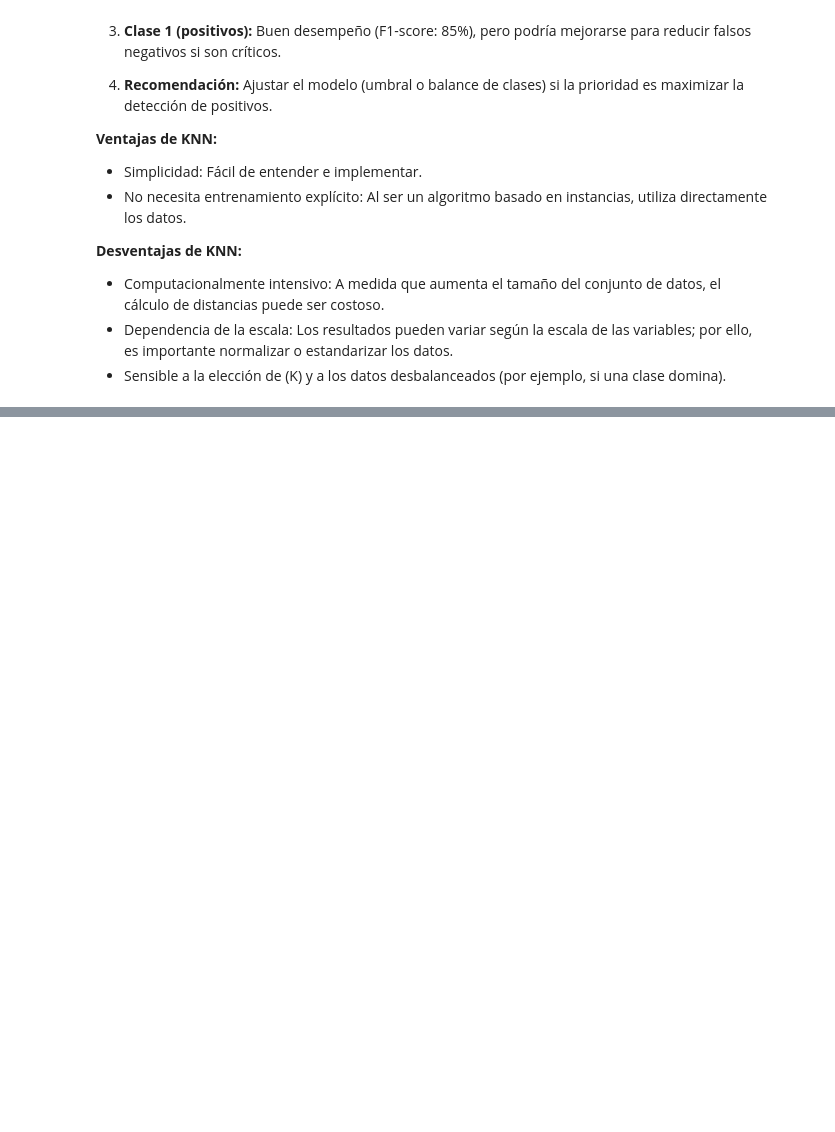
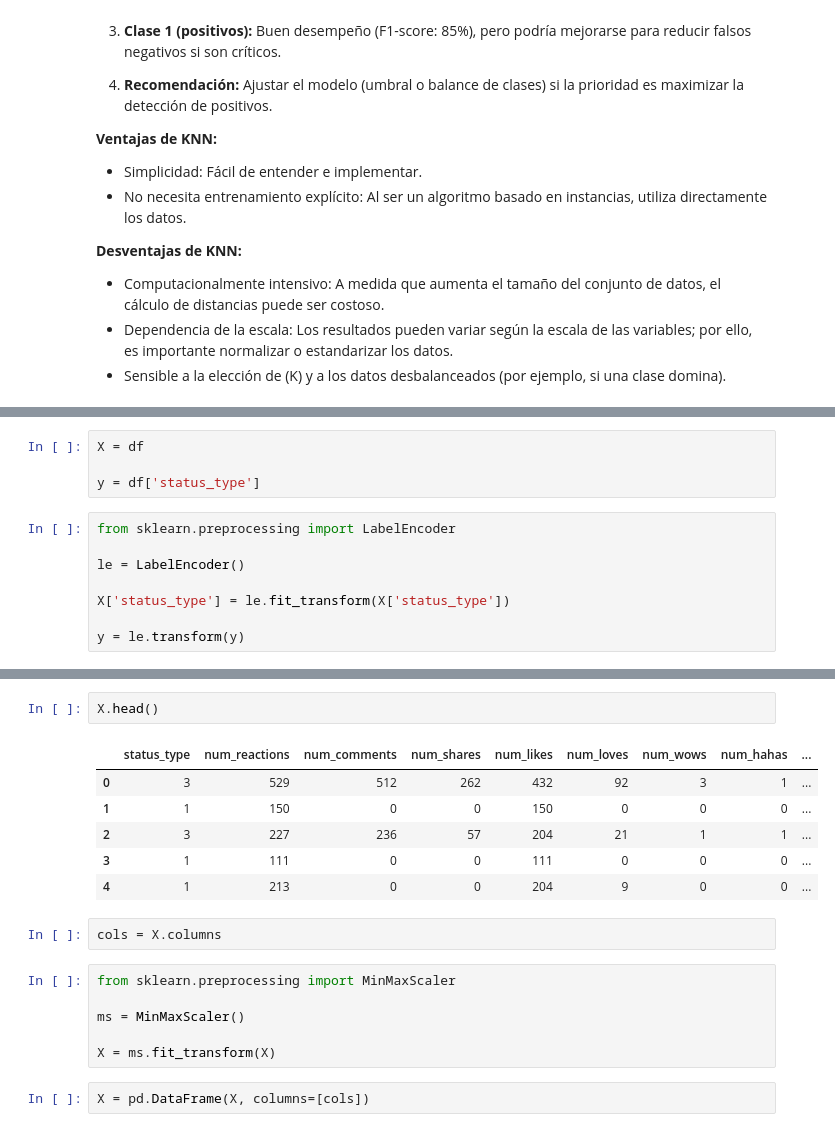
Before and after one commit to Feru34/Modelos_Toronbolo, a Jupyter notebook: k_Nearest_Neighbor_and_Clustering_k_Means.ipynb, the cells around one changed output, grey strips where cells are left out. Drawn from its saved outputs; the diff is of its cells as text; blank space fills up the shorter version.

```diff
--- a/k_Nearest_Neighbor_and_Clustering_k_Means.ipynb
+++ b/k_Nearest_Neighbor_and_Clustering_k_Means.ipynb
@@ -288,0 +451,12 @@ plt.show()
+# %%
+X = df
+
+y = df['status_type']
+# %%
+from sklearn.preprocessing import LabelEncoder
+
+le = LabelEncoder()
+
+X['status_type'] = le.fit_transform(X['status_type'])
+
+y = le.transform(y)
@@ -288,0 +483,19 @@ plt.show()
+# %%
+X.head()
+# %% [output]
+|  | status_type | num_reactions | num_comments | num_shares | num_likes | num_loves | num_wows | num_hahas | ... |
+| 0 | 3 | 529 | 512 | 262 | 432 | 92 | 3 | 1 | ... |
+| 1 | 1 | 150 | 0 | 0 | 150 | 0 | 0 | 0 | ... |
+| 2 | 3 | 227 | 236 | 57 | 204 | 21 | 1 | 1 | ... |
+| 3 | 1 | 111 | 0 | 0 | 111 | 0 | 0 | 0 | ... |
+| 4 | 1 | 213 | 0 | 0 | 204 | 9 | 0 | 0 | ... |
+# %%
+cols = X.columns
+# %%
+from sklearn.preprocessing import MinMaxScaler
+
+ms = MinMaxScaler()
+
+X = ms.fit_transform(X)
+# %%
+X = pd.DataFrame(X, columns=[cols])
```
Also changed, not shown: parts of 35 cells of this notebook.
